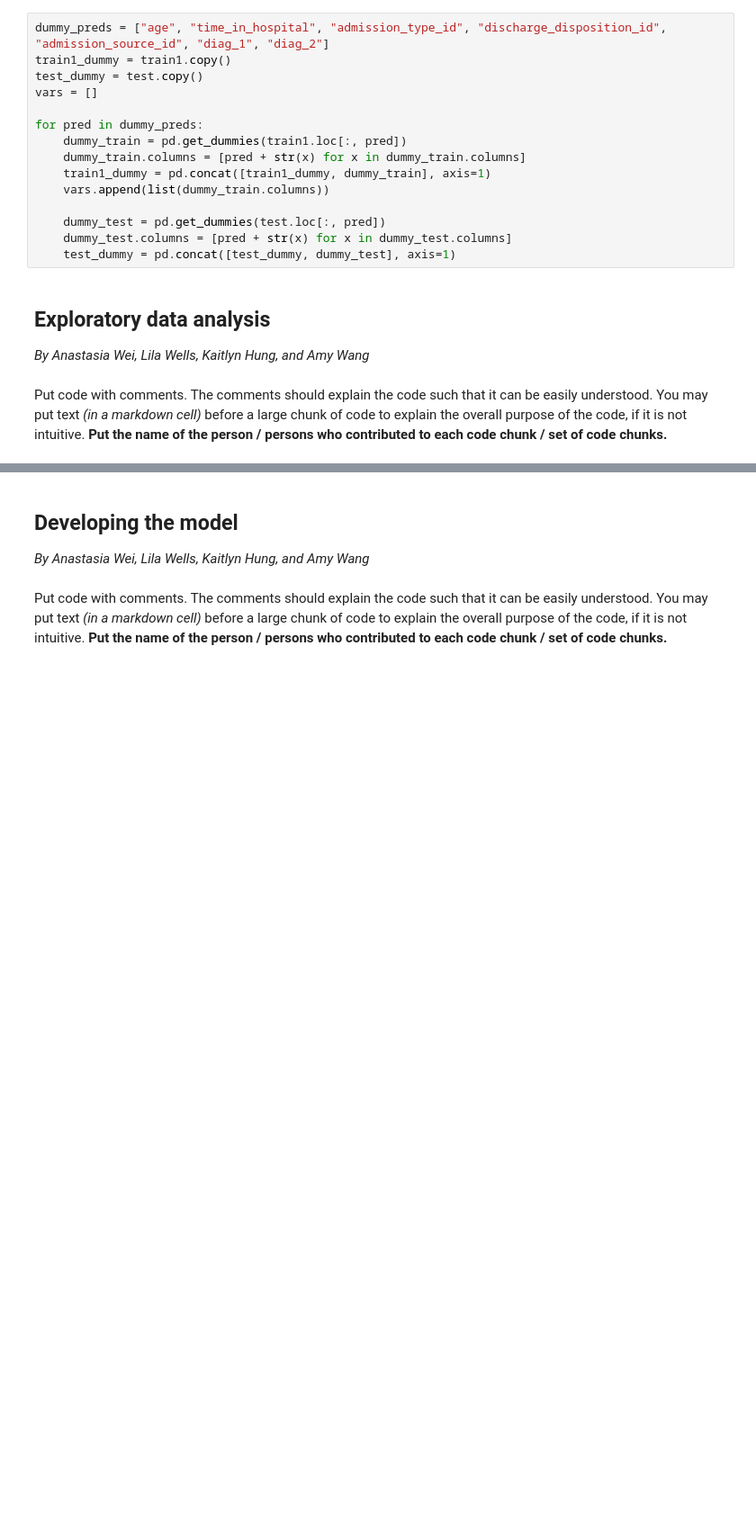
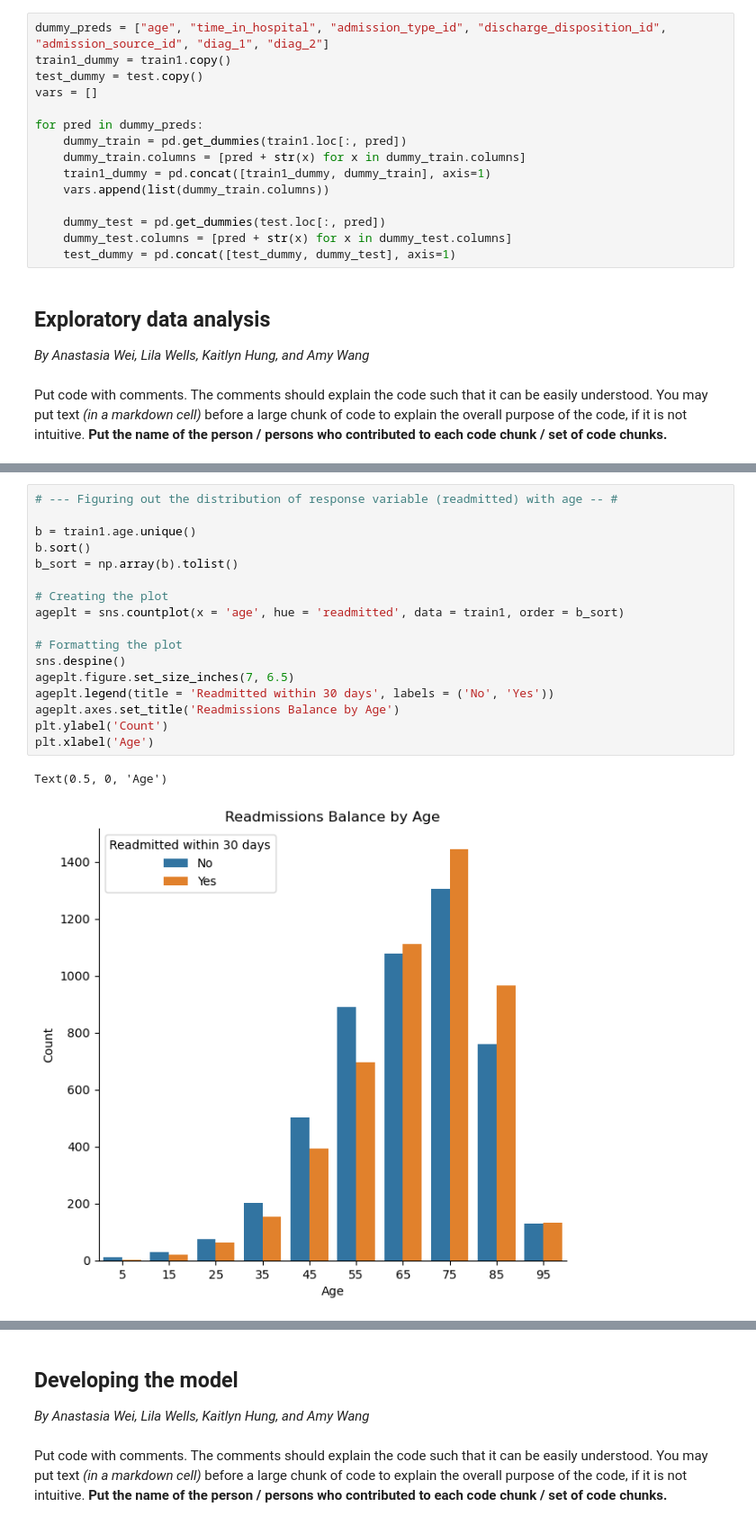
Before and after one commit to AnastasiaKWei/Saturn, a Jupyter notebook: Project Code Saturn.ipynb, the cells around one changed output, grey strips where cells are left out. Shown at 90% size. Cells and saved outputs as stored; diff of their text form; blank space fills up the shorter version.

```diff
--- a/Project Code Saturn.ipynb
+++ b/Project Code Saturn.ipynb
@@ -425,0 +480,20 @@ Put code with comments. The comments should explain the code such that it can be
+# %%
+# --- Figuring out the distribution of response variable (readmitted) with age -- #
+
+b = train1.age.unique()
+b.sort()
+b_sort = np.array(b).tolist()
+
+# Creating the plot
+ageplt = sns.countplot(x = 'age', hue = 'readmitted', data = train1, order = b_sort)
+
+# Formatting the plot
+sns.despine()
+ageplt.figure.set_size_inches(7, 6.5)
+ageplt.legend(title = 'Readmitted within 30 days', labels = ('No', 'Yes'))
+ageplt.axes.set_title('Readmissions Balance by Age')
+plt.ylabel('Count')
+plt.xlabel('Age')
+# %% [output]
+Text(0.5, 0, 'Age')
+[figure, added]
```
Also changed, not shown: parts of 18 cells of this notebook, 2 other files.
